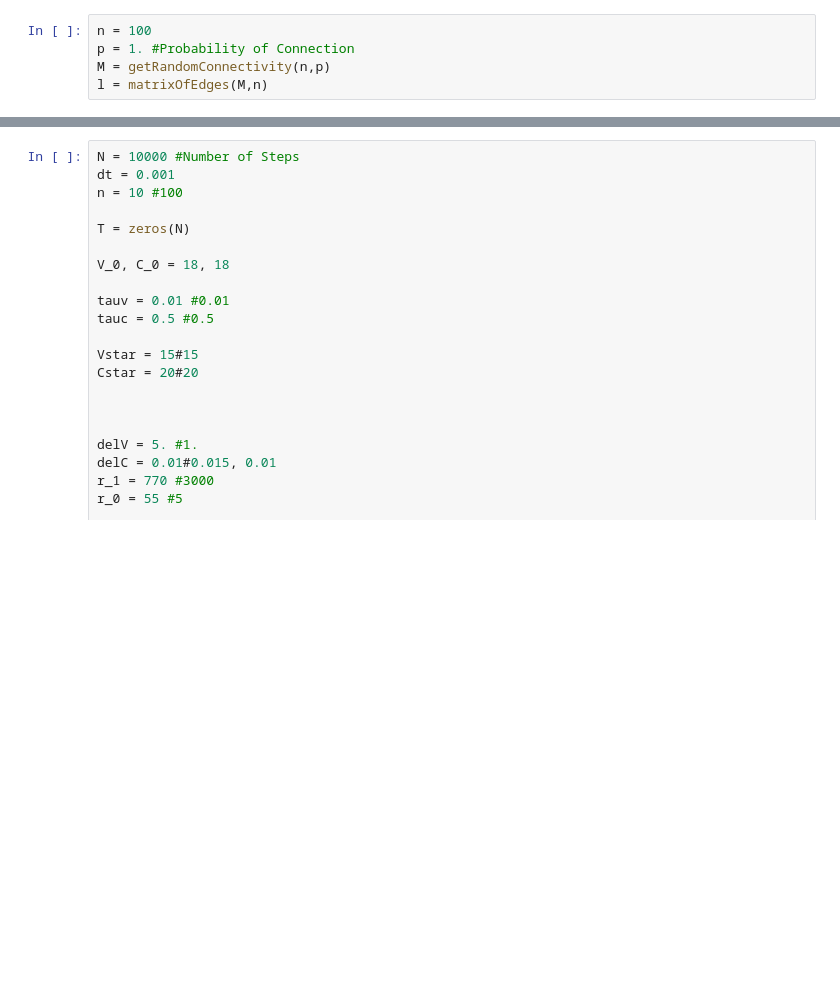
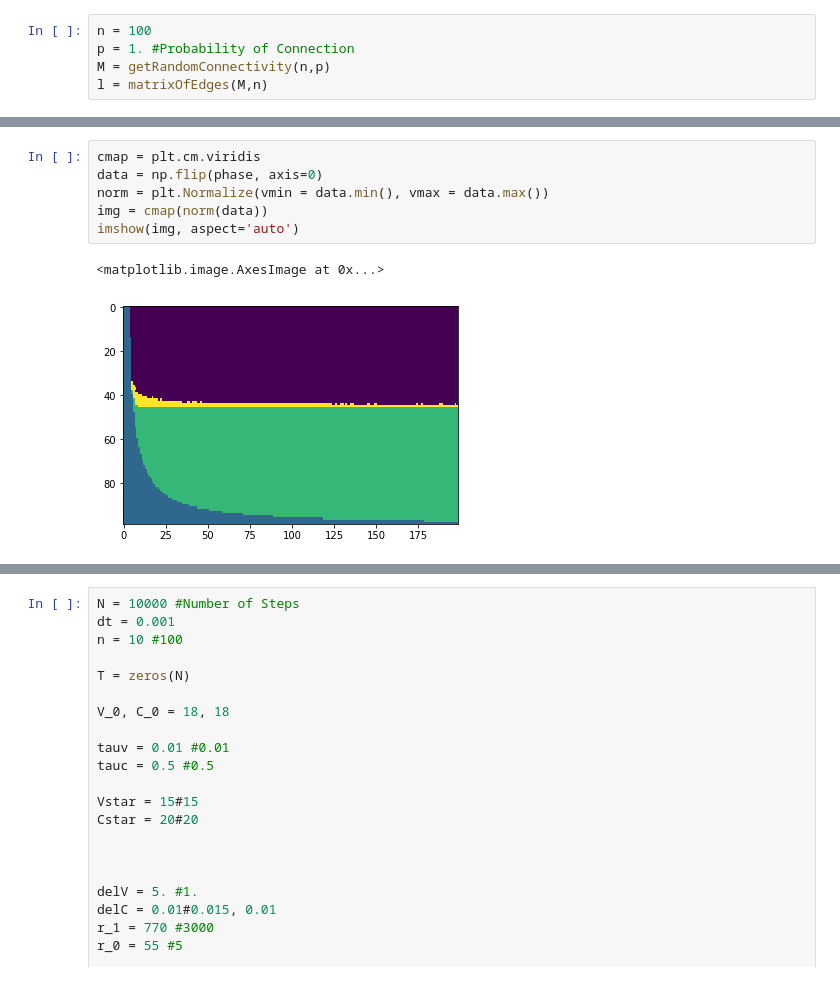
Before and after one commit to mbibireata/Networks, a Jupyter notebook: Class Oriented .ipynb, the cells around one changed output, grey strips where cells are left out. Drawn from its saved outputs; the diff is of its cells as text; blank space fills up the shorter version.

```diff
--- a/Class Oriented .ipynb
+++ b/Class Oriented .ipynb
@@ -1184,3 +1245,12 @@ C,V,c_arr,v_arr = network.simdyn(network.M, network.l, network.params)
+# %%
+cmap = plt.cm.viridis
+data = np.flip(phase, axis=0)
+norm = plt.Normalize(vmin = data.min(), vmax = data.max())
+img = cmap(norm(data))
+imshow(img, aspect='auto')
+# %% [output]
+<matplotlib.image.AxesImage at 0x...>
+[figure, added]
 # %%
 plot(C,V)
 title(classify(V,params))
```
Also changed, not shown: parts of 9 cells of this notebook.
